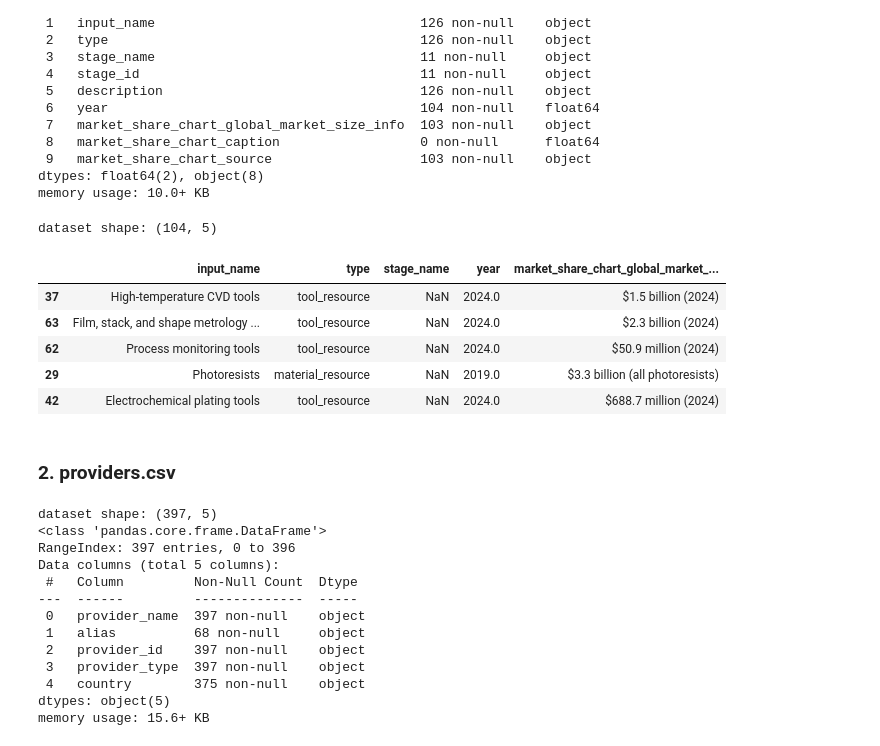
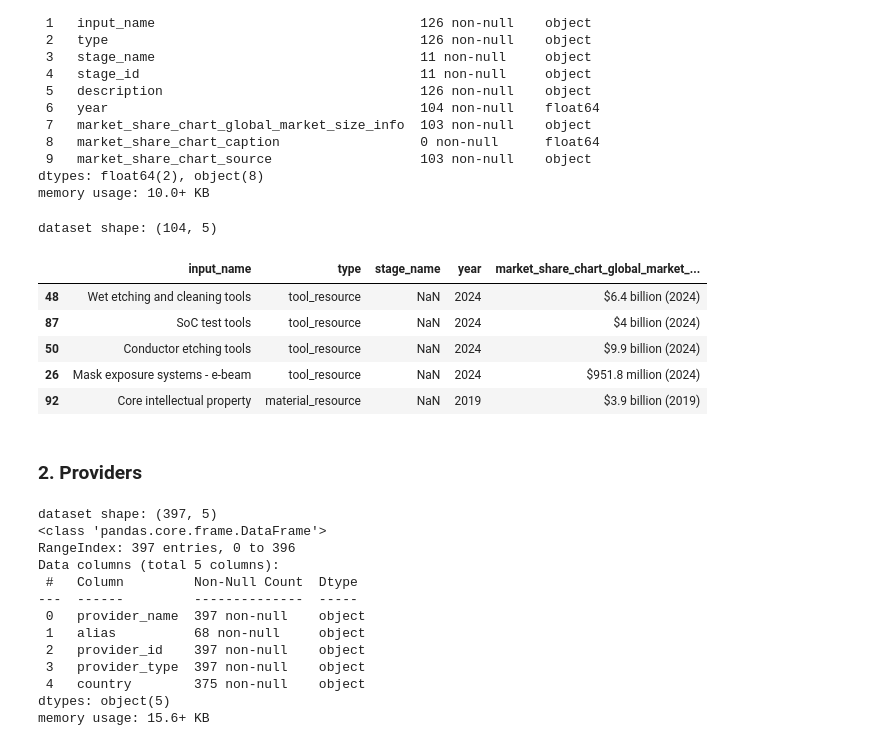
Before and after one commit to ShanJiang08/AI_Semiconductor_Project, a Jupyter notebook: data/data_clean.ipynb, the cells around one changed output. Cells and saved outputs as stored; diff of their text form; code cells hidden in the pictures.

```diff
--- a/data/data_clean.ipynb
+++ b/data/data_clean.ipynb
@@ -229,20 +341,22 @@ memory usage: 10.0+ KB
 # %%
 inputs_clean = inputs_df[['input_name', 'type', 'stage_name', 'year', 'market_share_chart_global_market_size_info']
     ].dropna(subset = ['year']).copy()
 
+inputs_clean['year'] = inputs_clean['year'].astype(int)
+
 inputs_clean.to_csv('data/processed/dataset4/inputs_clean.csv', index = False)
 print(f"dataset shape: {inputs_clean.shape}")
 inputs_clean.sample(5)
 # %% [output]
 dataset shape: (104, 5)
 |  | input_name | type | stage_name | year | market_share_chart_global_market_... |
-| 37 | High-temperature CVD tools | tool_resource | NaN | 2024.0 | $1.5 billion (2024) |
-| 63 | Film, stack, and shape metrology ... | tool_resource | NaN | 2024.0 | $2.3 billion (2024) |
-| 62 | Process monitoring tools | tool_resource | NaN | 2024.0 | $50.9 million (2024) |
-| 29 | Photoresists | material_resource | NaN | 2019.0 | $3.3 billion (all photoresists) |
-| 42 | Electrochemical plating tools | tool_resource | NaN | 2024.0 | $688.7 million (2024) |
+| 48 | Wet etching and cleaning tools | tool_resource | NaN | 2024 | $6.4 billion (2024) |
+| 87 | SoC test tools | tool_resource | NaN | 2024 | $4 billion (2024) |
+| 50 | Conductor etching tools | tool_resource | NaN | 2024 | $9.9 billion (2024) |
+| 26 | Mask exposure systems - e-beam | tool_resource | NaN | 2024 | $951.8 million (2024) |
+| 92 | Core intellectual property | material_resource | NaN | 2019 | $3.9 billion (2019) |
 # %% [markdown]
-### **2. providers.csv**
+### 2. Providers
 # %%
 providers_df = pd.read_csv('data/raw/dataset4/providers.csv')
 print(f"dataset shape: {providers_df.shape}")
```
Also changed, not shown: parts of 37 cells of this notebook.
